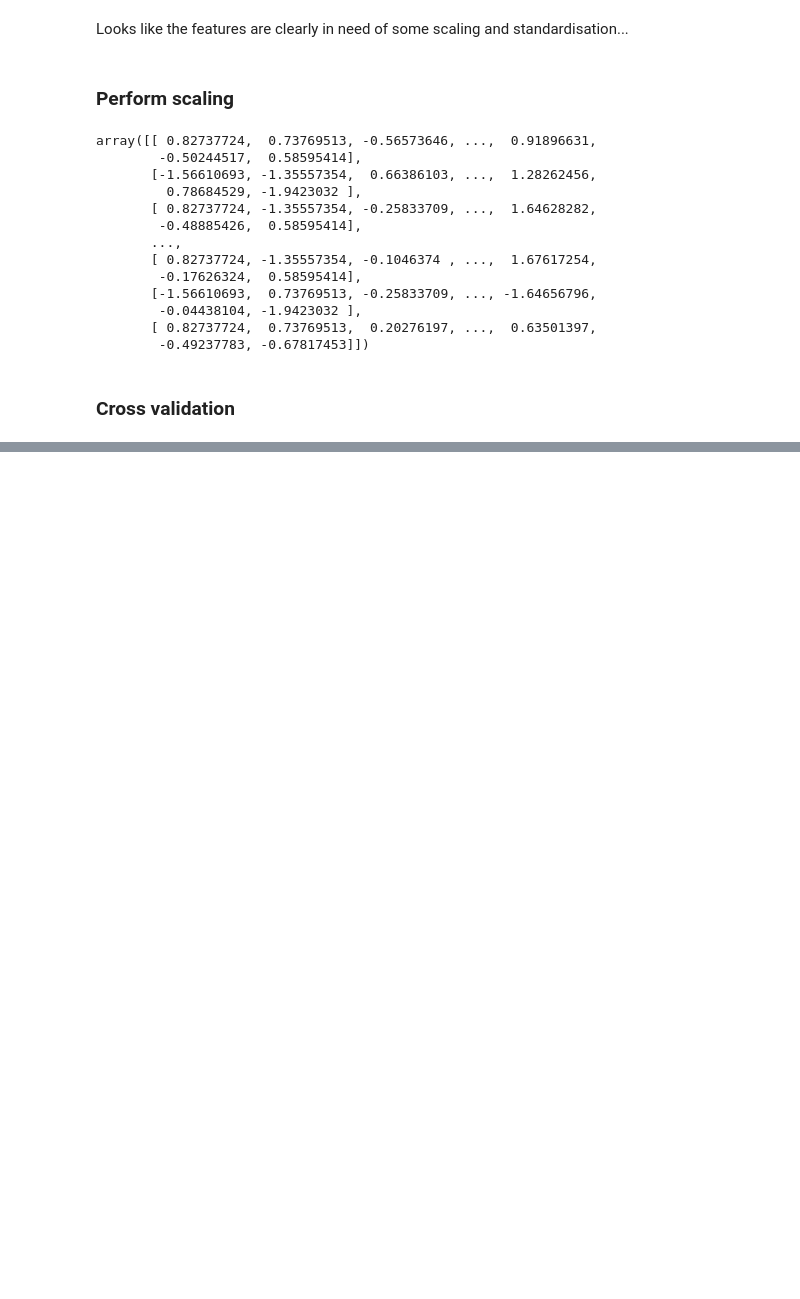
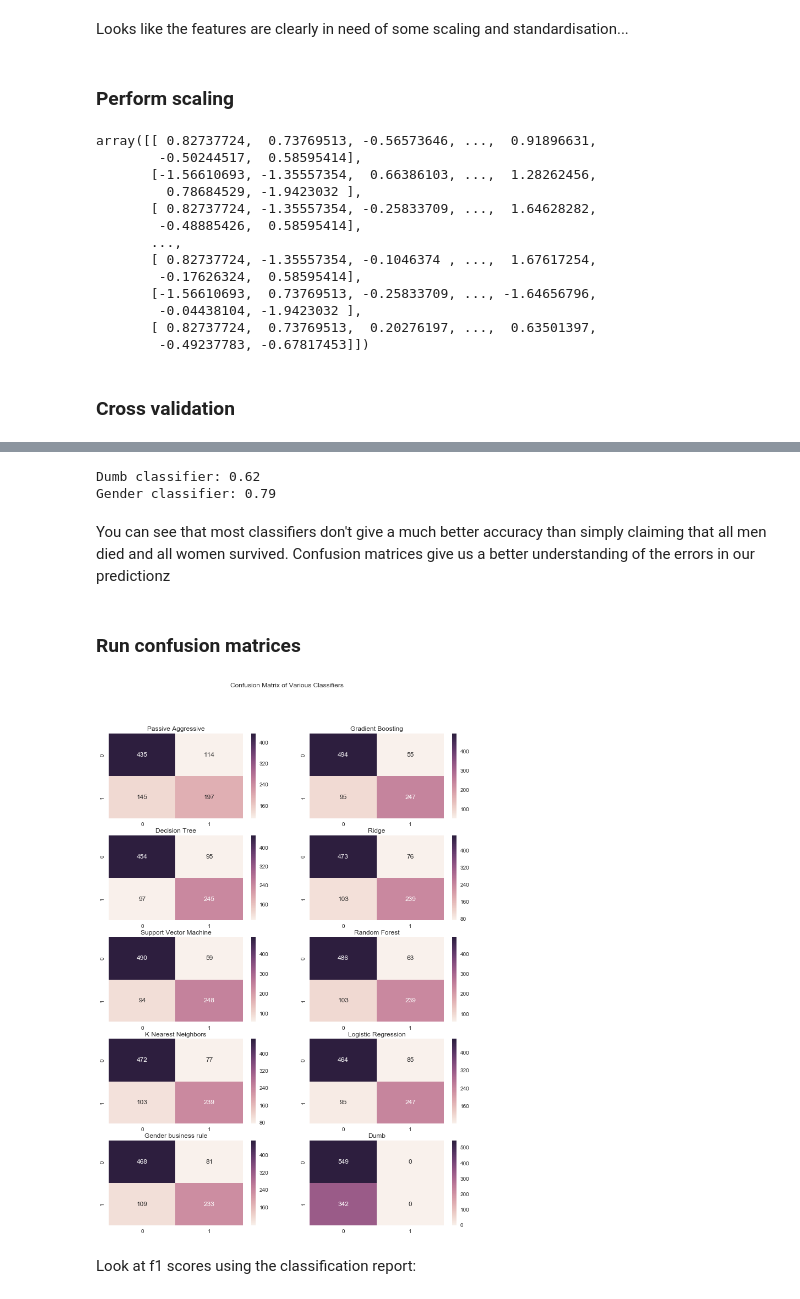
Before and after one commit to vivekbharadwaj/titanic_kaggle, a Jupyter notebook: titanic_kaggle_prediction_model_ensemble.ipynb, the cells around one changed output, grey strips where cells are left out. Cells and saved outputs as stored; diff of their text form; code cells hidden in the pictures; blank space fills up the shorter version.

Commit message:
coded some evaluation metrics and found important features. need to work on ticket

```diff
--- a/titanic_kaggle_prediction_model_ensemble.ipynb
+++ b/titanic_kaggle_prediction_model_ensemble.ipynb
@@ -147,7 +170,8 @@ __Future Improvement #3:__ Apply some more smarts around the family variables Si
 # %% [markdown]
 ### Use the data wrangling function to give us our features and labels
 # %%
-X, y = titanic_wrangling(train)
+df_train_cleaned, y = titanic_wrangling(train)
+X = df_train_cleaned.as_matrix().astype(np.float)
 print X.shape, y.shape
 # %% [output]
 (891, 8) (891,)
@@ -198,3 +222,20 @@ Image(url=cv_url)
 # Perform cross validation because ¯\_(ツ)_/¯
 # %% [output]
 [interactive output not drawn]
+# %%
+stratified_KFold = cross_validation.StratifiedKFold(y,n_folds=10, random_state=1, shuffle=True)
+# %%
+for train_index, test_index in stratified_KFold:
+    X_train, X_test = X[train_index], X[test_index]
+    y_train         = y[train_index]
+# %%
+def stratified_cv(X, y, clf_class, shuffle=True, n_folds=10, **kwargs):
+    stratified_k_fold = cross_validation.StratifiedKFold(y, n_folds=n_folds, shuffle=shuffle)
+    y_pred = y.copy()
+    for train_index, test_index in stratified_k_fold:
+        X_train, X_test = X[train_index], X[test_index]
+        y_train = y[train_index]
+        clf = clf_class(**kwargs)
+        clf.fit(X_train,y_train)
+        y_pred[test_index] = clf.predict(X_test)
+    return y_pred
@@ -200,0 +266,10 @@ Image(url=cv_url)
+# %%
+print('Dumb classifier: {:.2f}'.format(metrics.accuracy_score(y, [0 for index in y.tolist()])))
+print('Gender classifier: {:.2f}'.format(metrics.accuracy_score(y, [index[1]<0 for index in X])))
+# %% [output]
+Dumb classifier: 0.62
+Gender classifier: 0.79
+# %% [markdown]
+You can see that most classifiers don't give a much better accuracy than simply claiming that all men died and all women survived. Confusion matrices give us a better understanding of the errors in our predictionz
+# %% [markdown]
+### Run confusion matrices
@@ -200,0 +331,13 @@ Image(url=cv_url)
+# %%
+fix, ax = plt.subplots(figsize=(12, 16))
+plt.suptitle('Confusion Matrix of Various Classifiers')
+for index, values in conf_matrix.items():
+    matrix = values['matrix']
+    title = values['title']
+    plt.subplot(5, 2, index) # starts from 1
+    plt.title(title);
+    sns.heatmap(matrix, annot=True,  fmt='');
+# %% [output]
+[figure, added]
+# %% [markdown]
+Look at f1 scores using the classification report:
```
Also changed, not shown: parts of 14 cells of this notebook.
